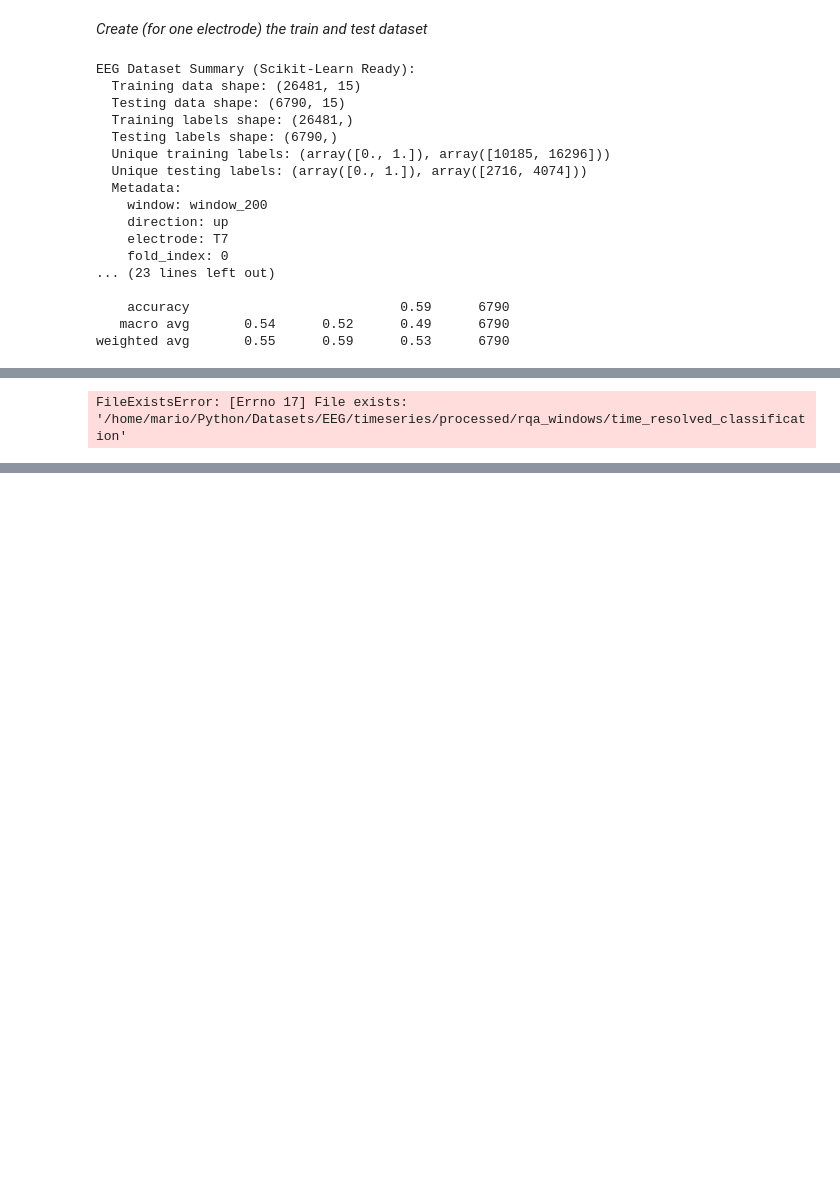
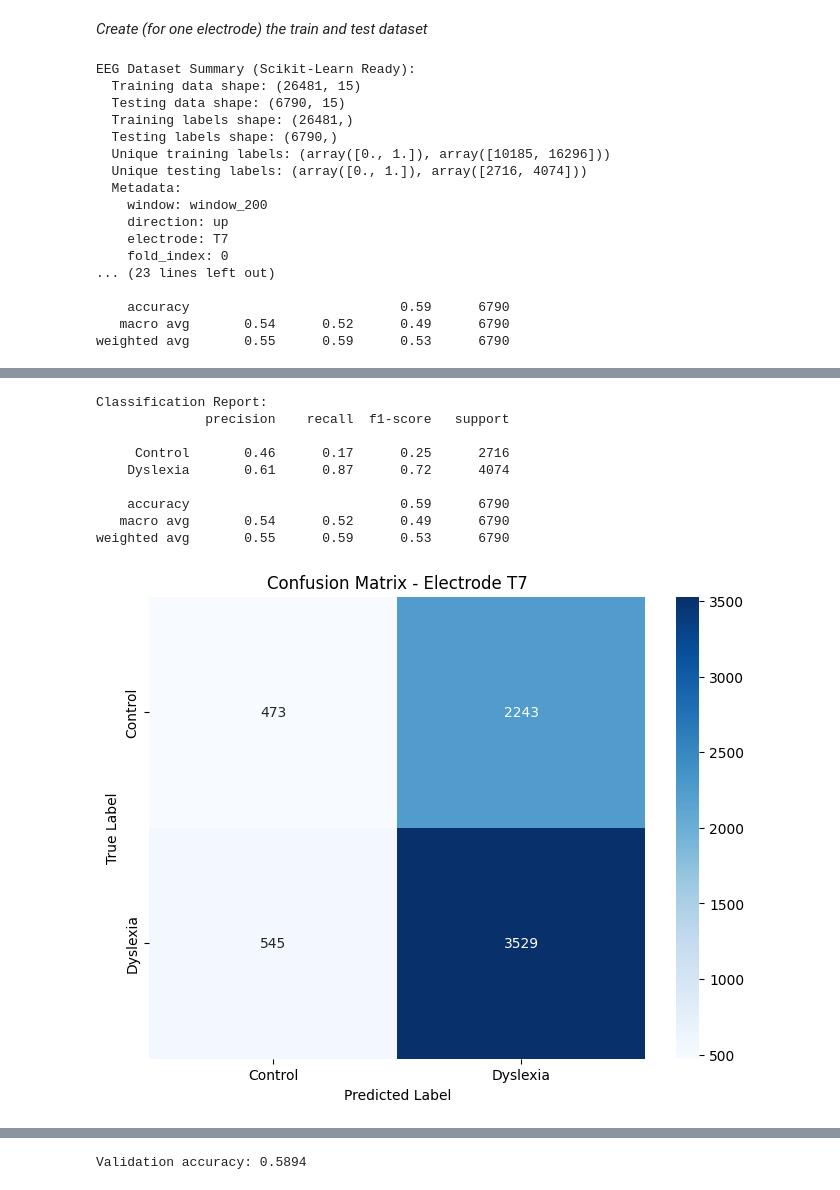
Before and after one commit to MarioPasc/Dyslexia_EEG_characterization, a Jupyter notebook: scripts/rqe/explore.ipynb, the cells around one changed output, grey strips where cells are left out. Saved outputs shown, nothing was run; the diff lists cells and outputs as text; code cells hidden in the pictures; blank space fills up the shorter version.

```diff
--- a/scripts/rqe/explore.ipynb
+++ b/scripts/rqe/explore.ipynb
@@ -37,10 +37,12 @@ from pyddeeg.classification.engine.validator import validate_model
 from pyddeeg.classification.dataloaders import create_labeled_dataset
 from pyddeeg.classification.utils.strat_kfold import stratified_kfold
 
+import os
 
 # Set up paths
 DATASET_ROOT = "/home/mario/Python/Datasets/EEG/timeseries/processed/rqa_windows/dataset"
 OUTPUT_DIR = "/home/mario/Python/Datasets/EEG/timeseries/processed/rqa_windows/time_resolved_classification"
+os.makedirs(OUTPUT_DIR, exist_ok=True)
 
 # Define parameters
 window = "window_200"
@@ -88,31 +90,40 @@ validation_metrics = validate_model(
     model=trained_model,
     dataset=dataset,
     threshold=0.5,  # Can be adjusted to optimize precision/recall trade-off
     output_dir=OUTPUT_DIR,
     plot_results=True,
     electrode_name=electrode
 )
 
 # Print key metrics
 print(f"Validation accuracy: {validation_metrics['accuracy']:.4f}")
 # %% [output]
 EEG Dataset Summary (Scikit-Learn Ready):
   Training data shape: (26481, 15)
   Testing data shape: (6790, 15)
   Training labels shape: (26481,)
   Testing labels shape: (6790,)
   Unique training labels: (array([0., 1.]), array([10185, 16296]))
   Unique testing labels: (array([0., 1.]), array([2716, 4074]))
   Metadata:
     window: window_200
     direction: up
     electrode: T7
     fold_index: 0
 ... (23 lines left out)
 
     accuracy                           0.59      6790
    macro avg       0.54      0.52      0.49      6790
 weighted avg       0.55      0.59      0.53      6790
 [figure]
 [figure]
-FileExistsError: [Errno 17] File exists: '/home/mario/Python/Datasets/EEG/timeseries/processed/rqa_windows/time_resolved_classification'
+Classification Report:
+              precision    recall  f1-score   support
+
+     Control       0.46      0.17      0.25      2716
+    Dyslexia       0.61      0.87      0.72      4074
+
+    accuracy                           0.59      6790
+   macro avg       0.54      0.52      0.49      6790
+weighted avg       0.55      0.59      0.53      6790
+[figure, added]
@@ -118,0 +134 @@ FileExistsError: [Errno 17] File exists: '/home/mario/Python/Datasets/EEG/timese
+Validation accuracy: 0.5894
```
Also changed, not shown: parts of 1 cell of this notebook, 4 other files.
